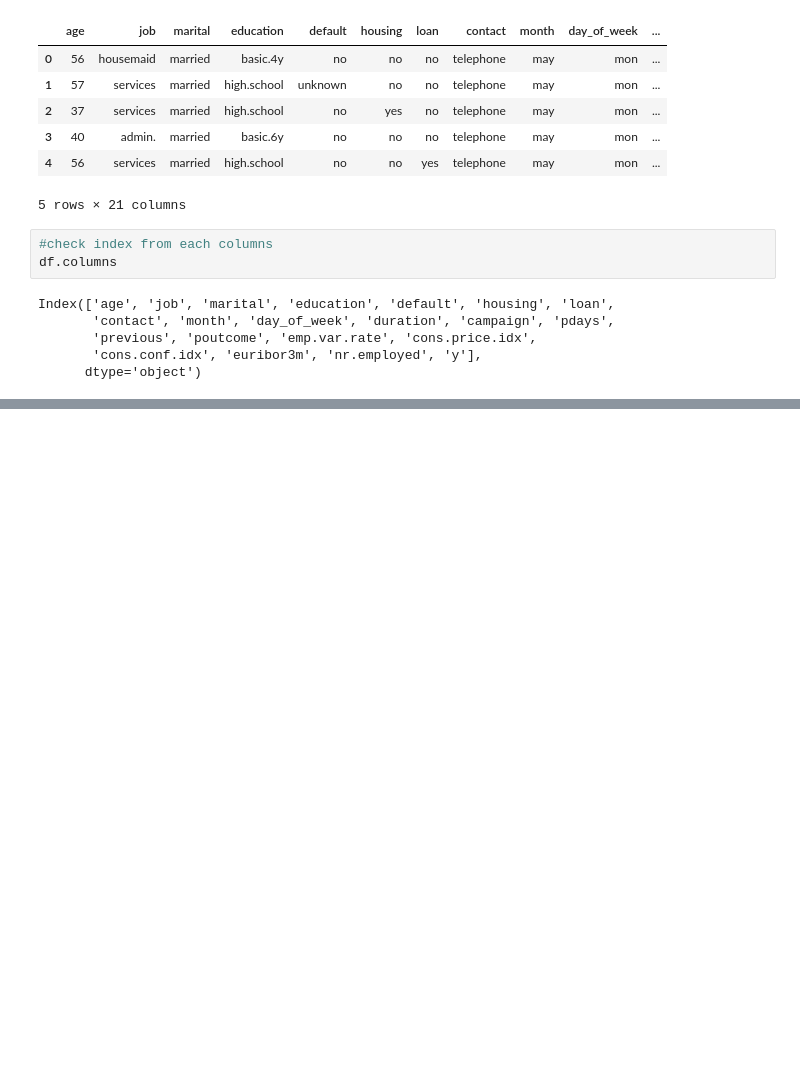
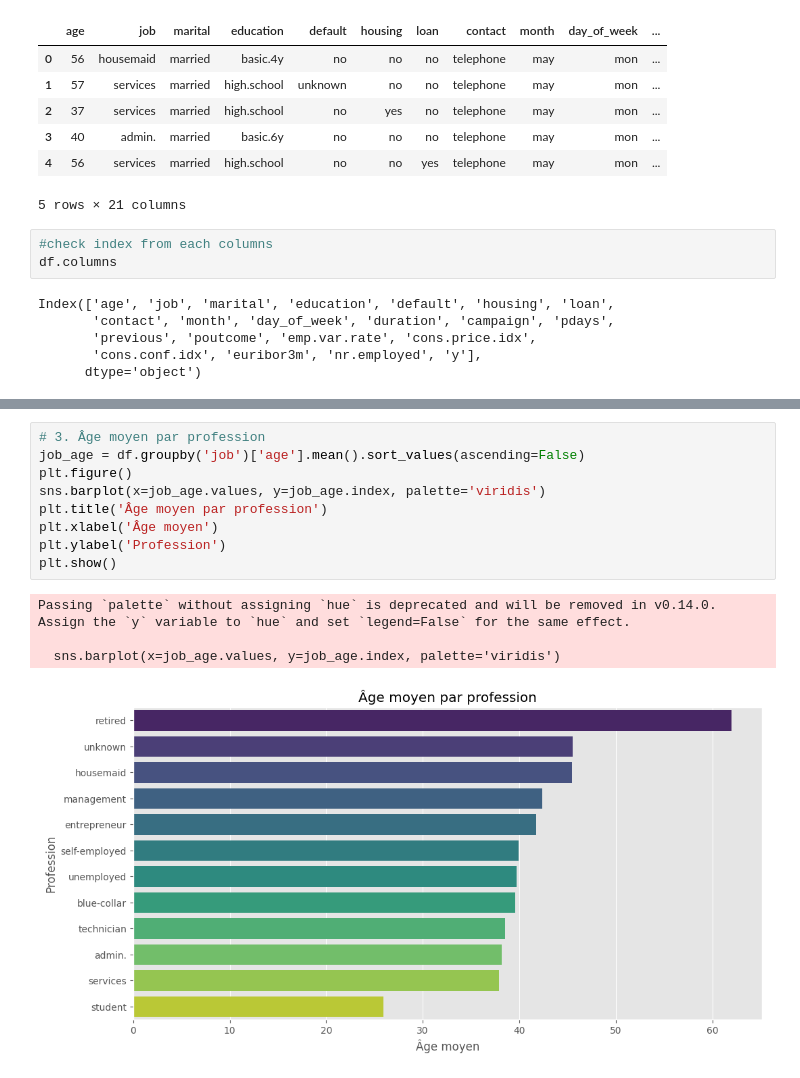
Before and after one commit to Yosri15/Bank-Marketing-ML, a Jupyter notebook: Bank_MarketingML.ipynb, the cells around one changed output, grey strips where cells are left out. Drawn from its saved outputs; the diff is of its cells as text; blank space fills up the shorter version.

```diff
--- a/Bank_MarketingML.ipynb
+++ b/Bank_MarketingML.ipynb
@@ -42,0 +174,14 @@ Index(['age', 'job', 'marital', 'education', 'default', 'housing', 'loan',
+# %%
+# 3. Âge moyen par profession
+job_age = df.groupby('job')['age'].mean().sort_values(ascending=False)
+plt.figure()
+sns.barplot(x=job_age.values, y=job_age.index, palette='viridis')
+plt.title('Âge moyen par profession')
+plt.xlabel('Âge moyen')
+plt.ylabel('Profession')
+plt.show()
+# %% [output]
+Passing `palette` without assigning `hue` is deprecated and will be removed in v0.14.0. Assign the `y` variable to `hue` and set `legend=False` for the same effect.
+
+  sns.barplot(x=job_age.values, y=job_age.index, palette='viridis')
+[figure, added]
```
Also changed, not shown: parts of 26 cells of this notebook.
